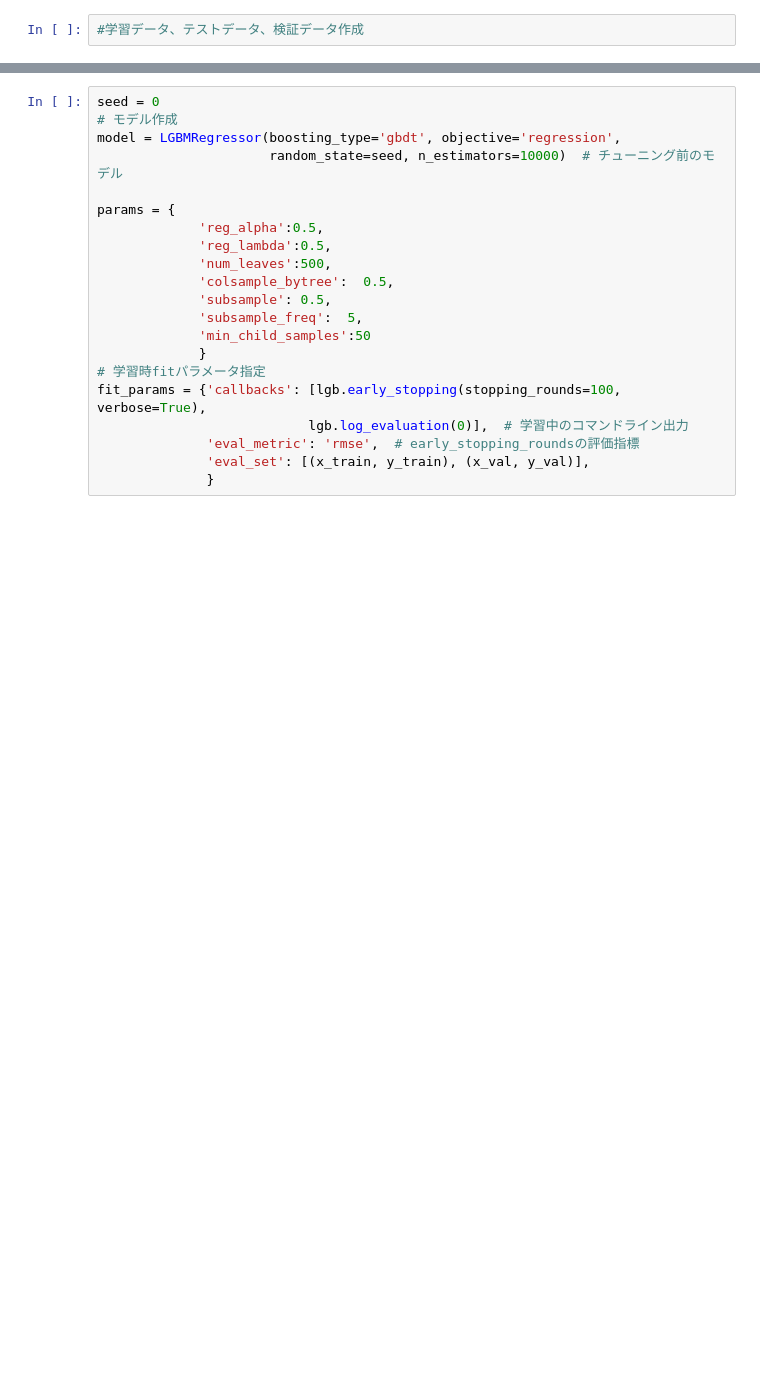
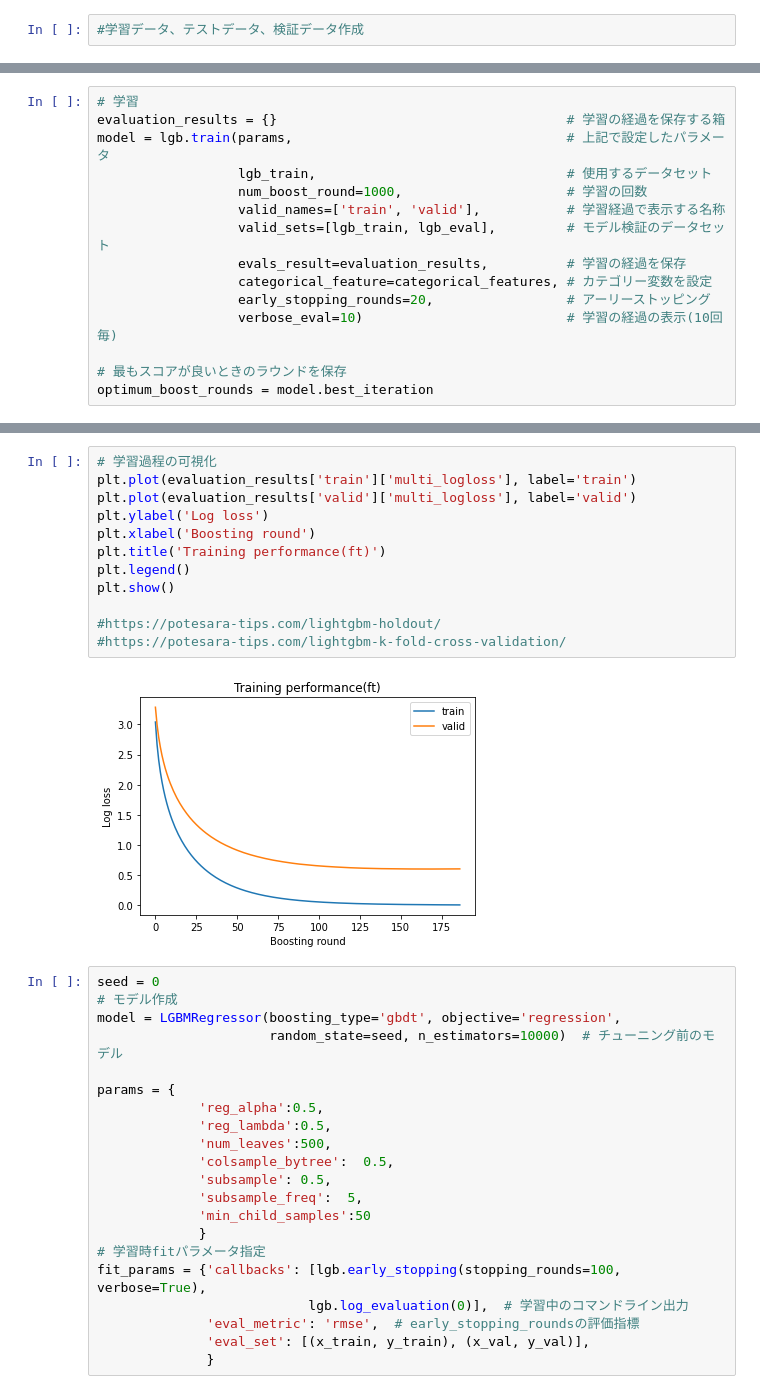
Before and after one commit to mecab-g/MRI, a Jupyter notebook: プロトコール予測/3.recomendatiion_protocol.ipynb, the cells around one changed output, grey strips where cells are left out. Drawn from its saved outputs; the diff is of its cells as text; blank space fills up the shorter version.

```diff
--- a/プロトコール予測/3.recomendatiion_protocol.ipynb
+++ b/プロトコール予測/3.recomendatiion_protocol.ipynb
@@ -223,0 +432,15 @@ x_val = val.drop(drop_col,axis=1).values
+# %%
+# 学習
+evaluation_results = {}                                     # 学習の経過を保存する箱
+model = lgb.train(params,                                   # 上記で設定したパラメータ
+                  lgb_train,                                # 使用するデータセット
+                  num_boost_round=1000,                     # 学習の回数
+                  valid_names=['train', 'valid'],           # 学習経過で表示する名称
+                  valid_sets=[lgb_train, lgb_eval],         # モデル検証のデータセット
+                  evals_result=evaluation_results,          # 学習の経過を保存
+                  categorical_feature=categorical_features, # カテゴリー変数を設定
+                  early_stopping_rounds=20,                 # アーリーストッピング
+                  verbose_eval=10)                          # 学習の経過の表示(10回毎)
+
+# 最もスコアが良いときのラウンドを保存
+optimum_boost_rounds = model.best_iteration
@@ -224,3 +513,17 @@ x_val = val.drop(drop_col,axis=1).values
+# %%
+# 学習過程の可視化
+plt.plot(evaluation_results['train']['multi_logloss'], label='train')
+plt.plot(evaluation_results['valid']['multi_logloss'], label='valid')
+plt.ylabel('Log loss')
+plt.xlabel('Boosting round')
+plt.title('Training performance(ft)')
+plt.legend()
+plt.show()
+
+#https://potesara-tips.com/lightgbm-holdout/
+#https://potesara-tips.com/lightgbm-k-fold-cross-validation/
+# %% [output]
+[figure, added]
 # %%
 seed = 0
 # モデル作成
```
Also changed, not shown: parts of 78 cells of this notebook.
